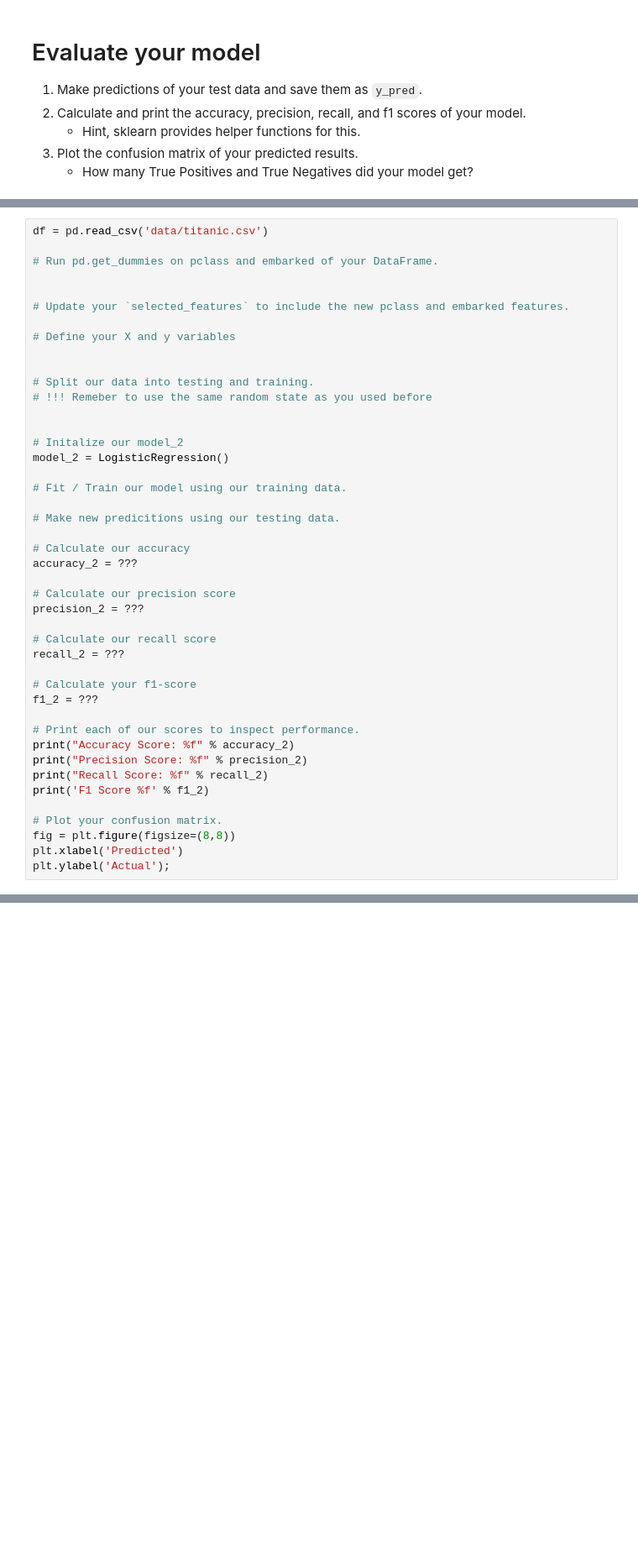
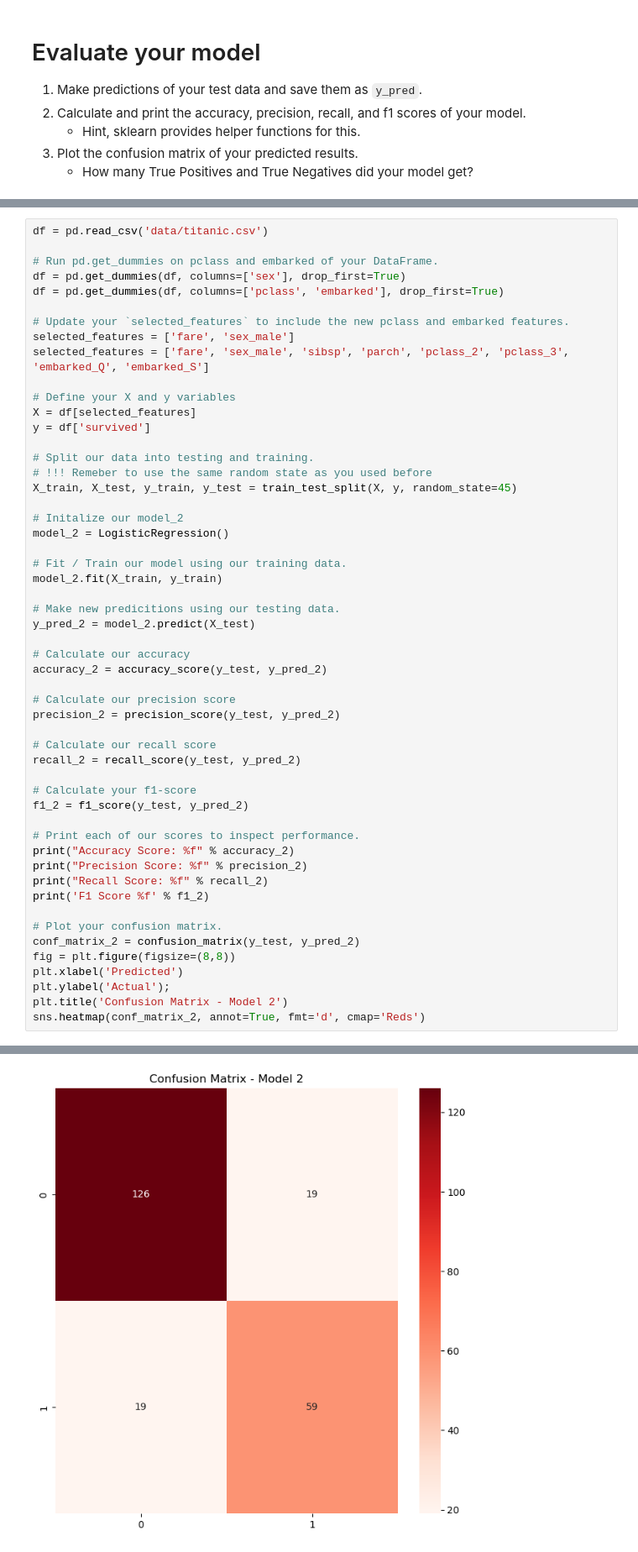
Before and after one commit to Aaleia/my-fork-2024-fall-data-science, a Jupyter notebook: Week-06-Classification/Exercise-AF.ipynb, the cells around one changed output, grey strips where cells are left out. Shown at 84% size. Cells and saved outputs as stored; diff of their text form; blank space fills up the shorter version.

```diff
--- a/Week-06-Classification/Exercise-AF.ipynb
+++ b/Week-06-Classification/Exercise-AF.ipynb
@@ -152,35 +185,41 @@ Compare the results to your first model. Which model had a better accuracy, reca
 df = pd.read_csv('data/titanic.csv')
 
 # Run pd.get_dummies on pclass and embarked of your DataFrame.
-
+df = pd.get_dummies(df, columns=['sex'], drop_first=True)
+df = pd.get_dummies(df, columns=['pclass', 'embarked'], drop_first=True)
 
 # Update your `selected_features` to include the new pclass and embarked features.
+selected_features = ['fare', 'sex_male']
+selected_features = ['fare', 'sex_male', 'sibsp', 'parch', 'pclass_2', 'pclass_3', 'embarked_Q', 'embarked_S']
 
 # Define your X and y variables
-
+X = df[selected_features]
+y = df['survived']
 
 # Split our data into testing and training.
 # !!! Remeber to use the same random state as you used before
-
+X_train, X_test, y_train, y_test = train_test_split(X, y, random_state=45)
 
 # Initalize our model_2
 model_2 = LogisticRegression()
 
 # Fit / Train our model using our training data.
+model_2.fit(X_train, y_train)
 
 # Make new predicitions using our testing data.
+y_pred_2 = model_2.predict(X_test)
 
 # Calculate our accuracy
-accuracy_2 = ???
+accuracy_2 = accuracy_score(y_test, y_pred_2)
 
 # Calculate our precision score
-precision_2 = ???
+precision_2 = precision_score(y_test, y_pred_2)
 
 # Calculate our recall score
-recall_2 = ???
+recall_2 = recall_score(y_test, y_pred_2)
 
 # Calculate your f1-score
-f1_2 = ???
+f1_2 = f1_score(y_test, y_pred_2)
 
 # Print each of our scores to inspect performance.
 print("Accuracy Score: %f" % accuracy_2)
@@ -189,6 +228,10 @@ print("Recall Score: %f" % recall_2)
 print('F1 Score %f' % f1_2)
 
 # Plot your confusion matrix.
+conf_matrix_2 = confusion_matrix(y_test, y_pred_2)
 fig = plt.figure(figsize=(8,8))
 plt.xlabel('Predicted')
 plt.ylabel('Actual');
+plt.title('Confusion Matrix - Model 2')
+sns.heatmap(conf_matrix_2, annot=True, fmt='d', cmap='Reds')
+# %% [output]
@@ -194,0 +250 @@ plt.ylabel('Actual');
+[figure, added]
```
Also changed, not shown: parts of 15 cells of this notebook.
